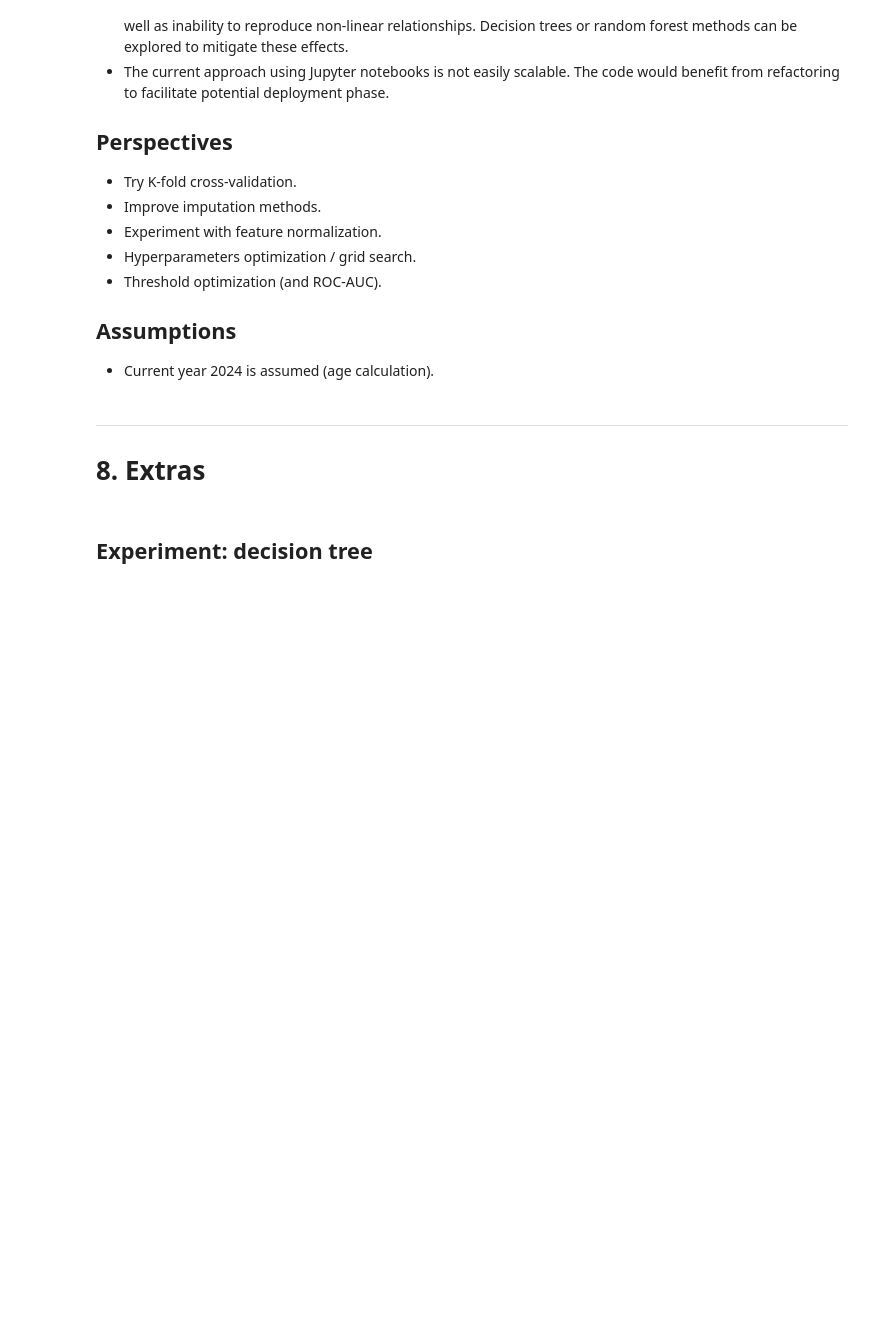
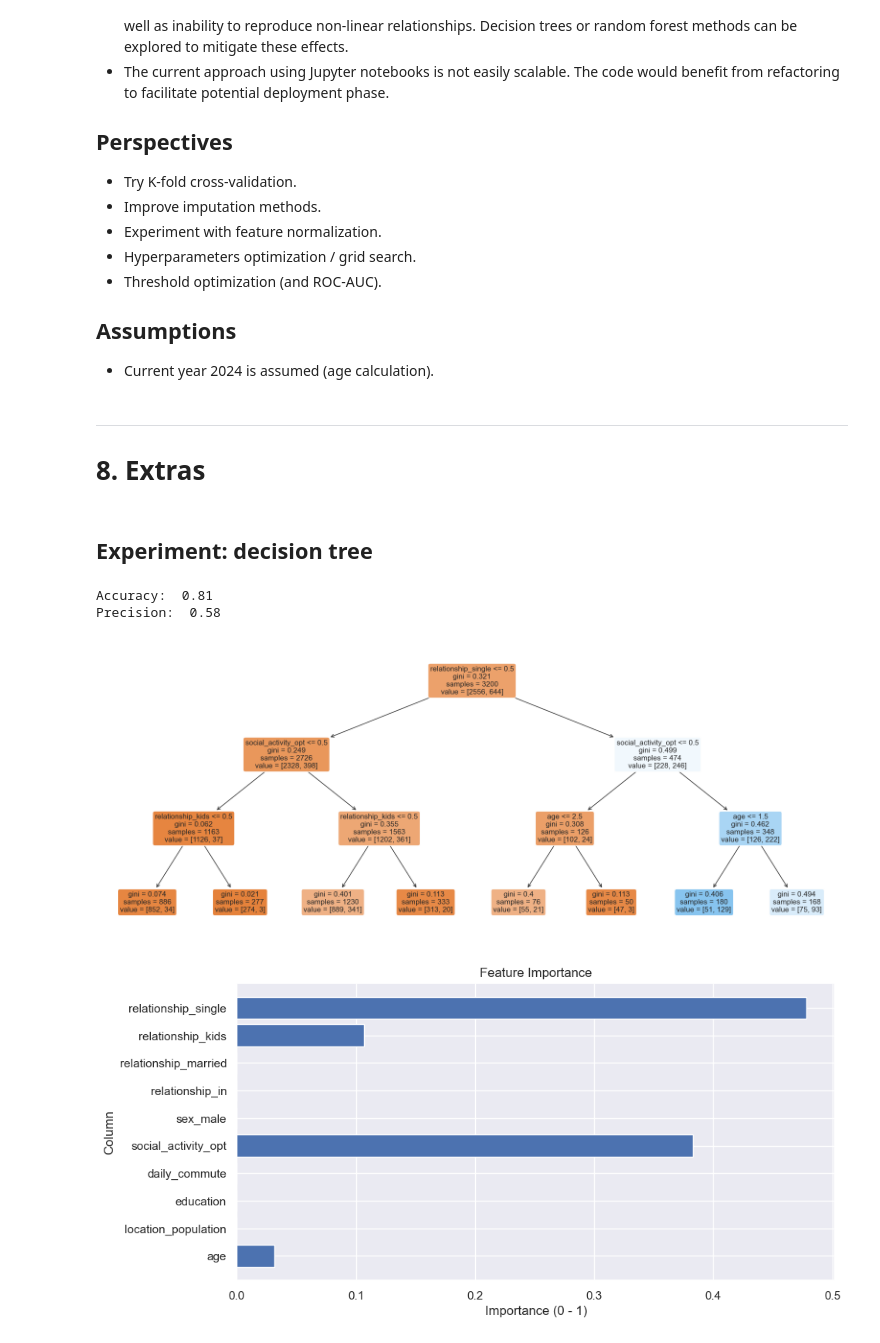
Before and after one commit to bartekmal/bi-propensity-subscription, a Jupyter notebook: main.ipynb, the cells around one changed output. Saved outputs shown, nothing was run; the diff lists cells and outputs as text; code cells hidden in the pictures; blank space fills up the shorter version.

Commit message:
Exp: decision tree

```diff
--- a/main.ipynb
+++ b/main.ipynb
@@ -1133,0 +1134,44 @@ print("\n")
+# %%
+# create a tree
+model_tree = DecisionTreeClassifier(criterion = "gini", max_depth = 3, random_state = 24)
+model_tree.fit(X_train, y_train)
+
+# validation
+y_pred_tree = model_tree.predict(X_val)
+
+# compute metrics
+accuracy_tree = accuracy_score(y_val, y_pred_tree)
+precision_tree = precision_score(y_val, y_pred_tree)
+
+# print
+print("Accuracy: ", accuracy_tree.round(2))
+print("Precision: ", precision_tree.round(2))
+print("\n")
+# %% [output]
+Accuracy:  0.81
+Precision:  0.58
+# %%
+# interpretation (visualization)
+plt.figure(figsize = [20.0, 8.0])
+_ = plot_tree(model_tree,
+    feature_names = X_train.columns.to_list(),
+    filled = True,
+    proportion = False,
+    precision = 3,
+    rounded = True,
+    fontsize = 11)
+
+plt.show()
+
+# interpretation (feature importance)
+plt.figure(figsize = [10.0, 5.0])
+
+plt.barh(model_tree.feature_names_in_, model_tree.feature_importances_)
+plt.xlabel("Importance (0 - 1)")
+plt.ylabel("Column")
+plt.title("Feature Importance")
+
+plt.show()
+# %% [output]
+[figure, added]
+[figure, added]
```
Also changed, not shown: parts of 3 cells of this notebook.
